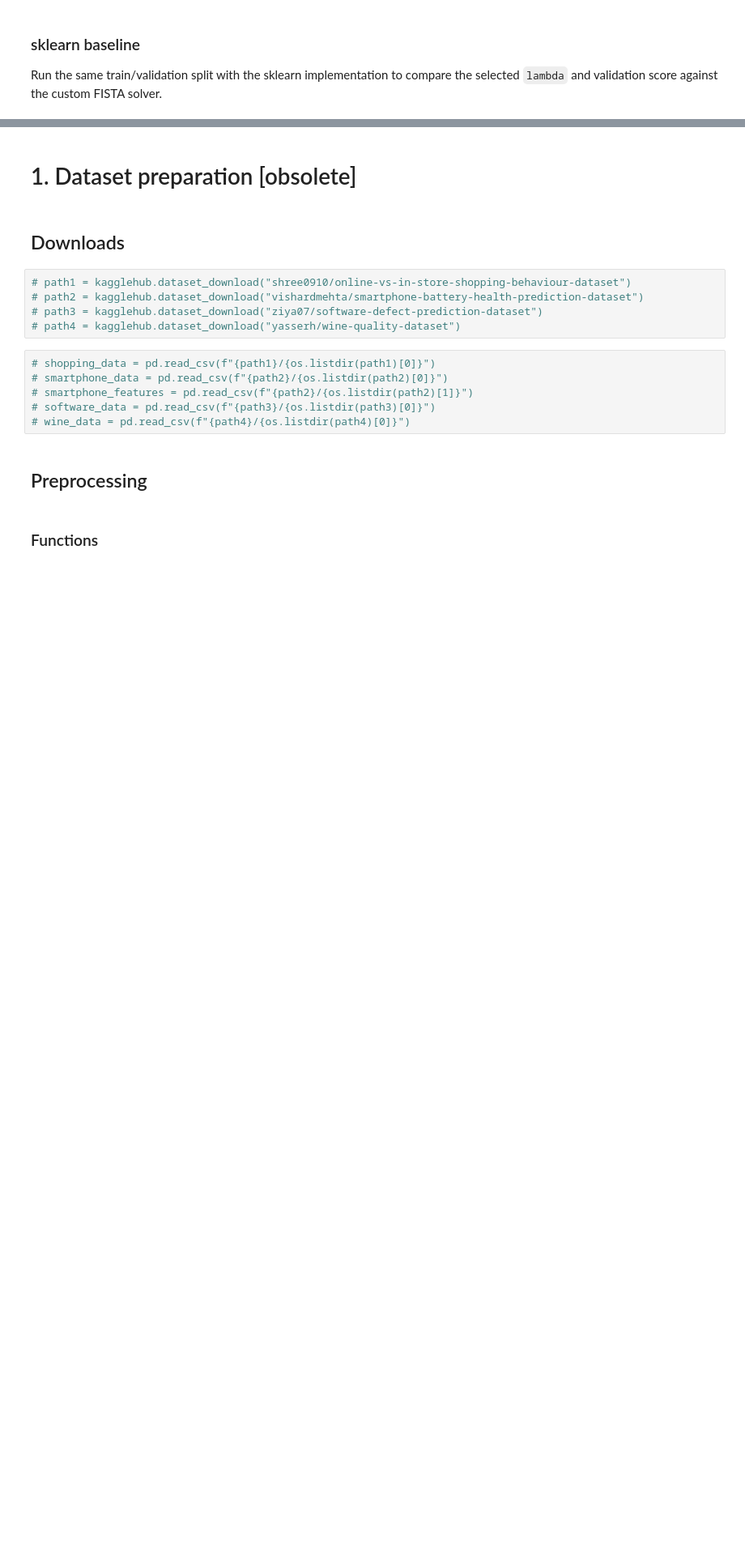
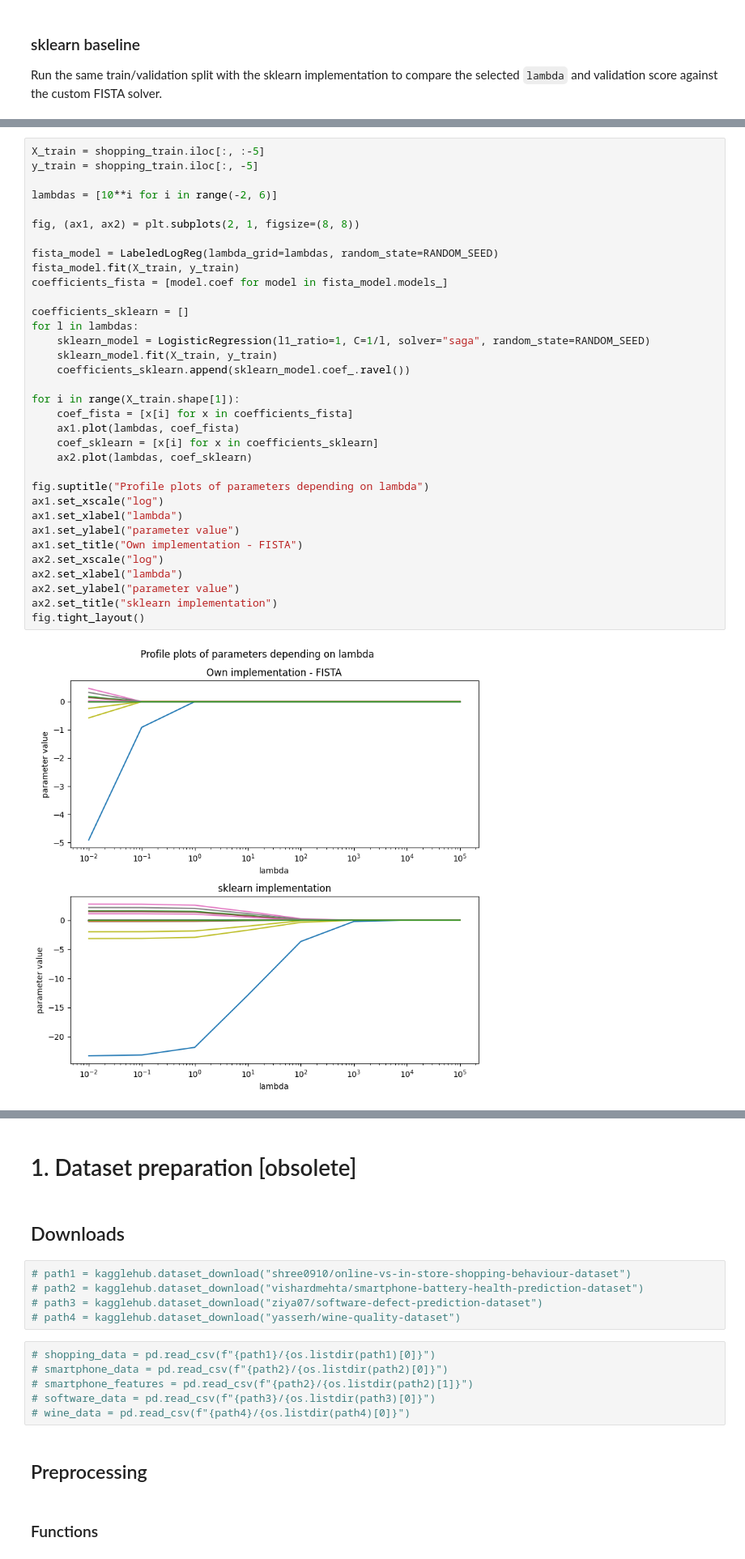
Before and after one commit to zochowskitomasz/AML_project, a Jupyter notebook: AMLpro1.ipynb, the cells around one changed output, grey strips where cells are left out. Shown at 81% size. Saved outputs shown, nothing was run; the diff lists cells and outputs as text; blank space fills up the shorter version.

```diff
--- a/AMLpro1.ipynb
+++ b/AMLpro1.ipynb
@@ -149,0 +88,36 @@ KeyboardInterrupt:
+# %%
+X_train = shopping_train.iloc[:, :-5]
+y_train = shopping_train.iloc[:, -5]
+
+lambdas = [10**i for i in range(-2, 6)]
+
+fig, (ax1, ax2) = plt.subplots(2, 1, figsize=(8, 8))
+
+fista_model = LabeledLogReg(lambda_grid=lambdas, random_state=RANDOM_SEED)
+fista_model.fit(X_train, y_train)
+coefficients_fista = [model.coef for model in fista_model.models_]
+
+coefficients_sklearn = []
+for l in lambdas:
+    sklearn_model = LogisticRegression(l1_ratio=1, C=1/l, solver="saga", random_state=RANDOM_SEED)
+    sklearn_model.fit(X_train, y_train)
+    coefficients_sklearn.append(sklearn_model.coef_.ravel())
+
+for i in range(X_train.shape[1]):
+    coef_fista = [x[i] for x in coefficients_fista]
+    ax1.plot(lambdas, coef_fista)
+    coef_sklearn = [x[i] for x in coefficients_sklearn]
+    ax2.plot(lambdas, coef_sklearn)
+
+fig.suptitle("Profile plots of parameters depending on lambda")
+ax1.set_xscale("log")
+ax1.set_xlabel("lambda")
+ax1.set_ylabel("parameter value")
+ax1.set_title("Own implementation - FISTA")
+ax2.set_xscale("log")
+ax2.set_xlabel("lambda")
+ax2.set_ylabel("parameter value")
+ax2.set_title("sklearn implementation")
+fig.tight_layout()
+# %% [output]
+[figure, added]
```
Also changed, not shown: parts of 16 cells of this notebook.
